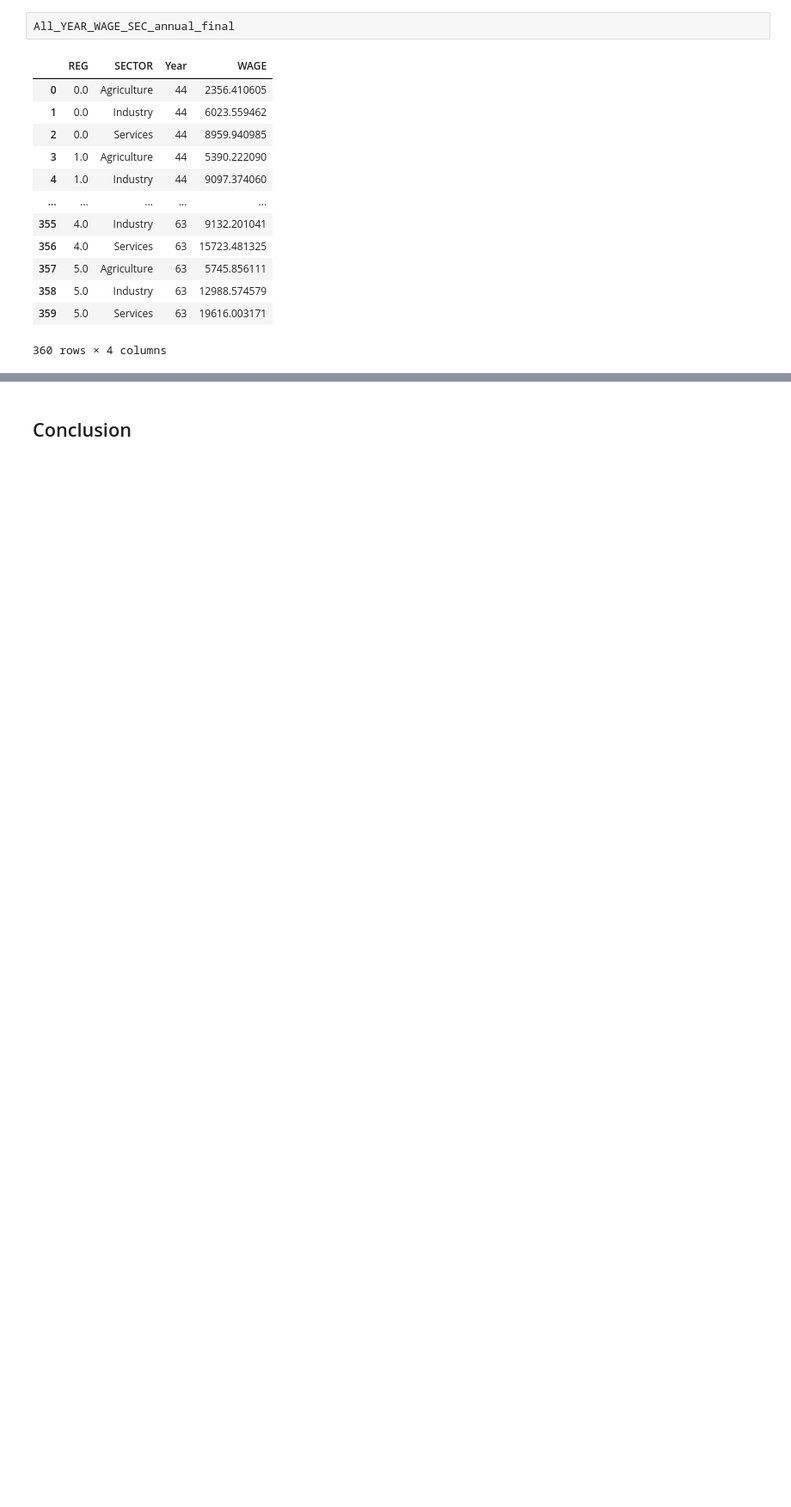
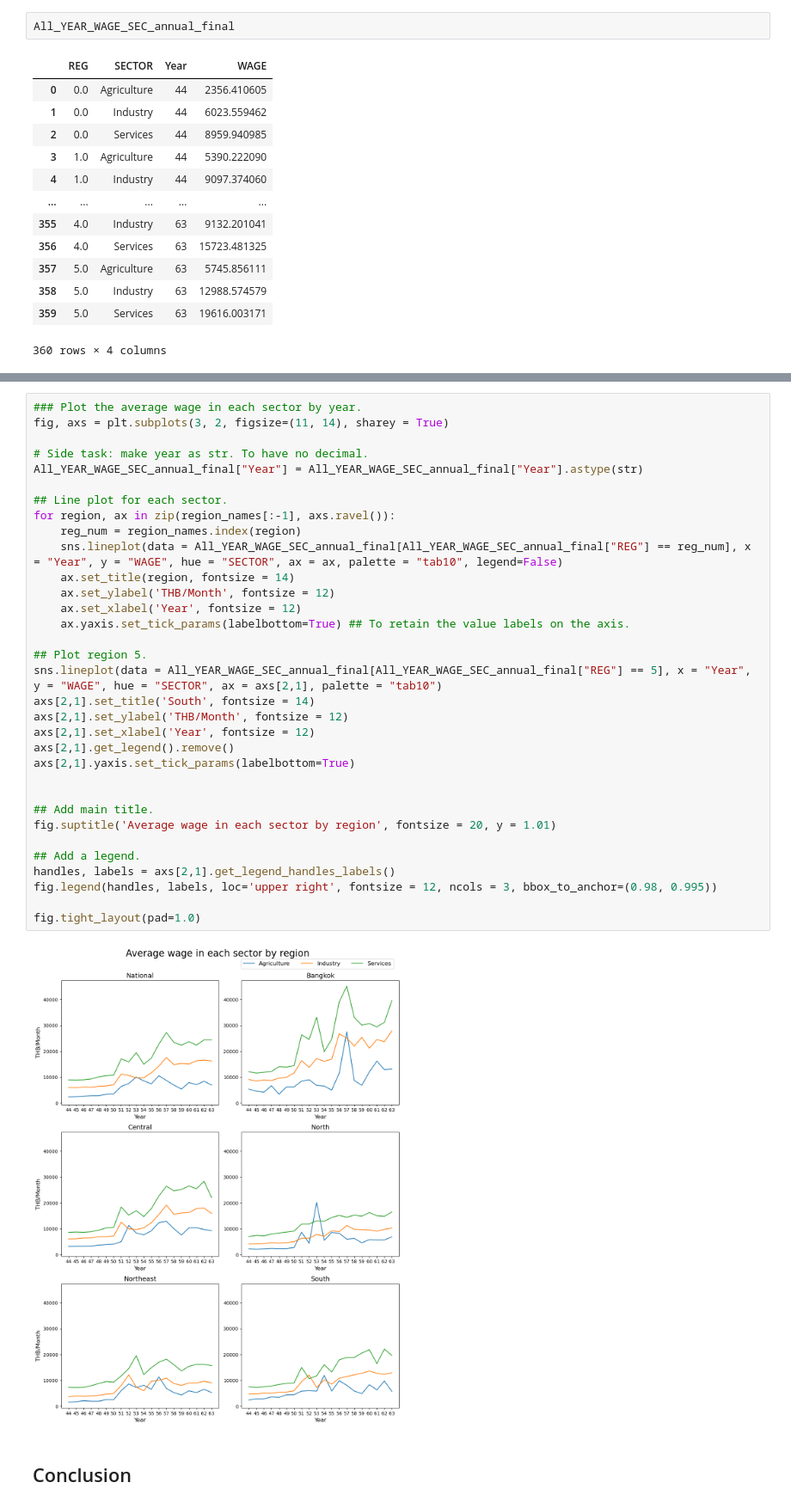
Before and after one commit to PhakphumJ/Scientific-Python, a Jupyter notebook: ScientificPython_FinalProject_PJ.ipynb, the cells around one changed output, grey strips where cells are left out. Shown at 86% size. Drawn from its saved outputs; the diff is of its cells as text; blank space fills up the shorter version.

```diff
--- a/ScientificPython_FinalProject_PJ.ipynb
+++ b/ScientificPython_FinalProject_PJ.ipynb
@@ -961,2 +1048,37 @@ All_YEAR_WAGE_SEC_annual_final
+# %%
+### Plot the average wage in each sector by year.
+fig, axs = plt.subplots(3, 2, figsize=(11, 14), sharey = True)
+
+# Side task: make year as str. To have no decimal.
+All_YEAR_WAGE_SEC_annual_final["Year"] = All_YEAR_WAGE_SEC_annual_final["Year"].astype(str)
+
+## Line plot for each sector.
+for region, ax in zip(region_names[:-1], axs.ravel()):
+    reg_num = region_names.index(region)
+    sns.lineplot(data = All_YEAR_WAGE_SEC_annual_final[All_YEAR_WAGE_SEC_annual_final["REG"] == reg_num], x = "Year", y = "WAGE", hue = "SECTOR", ax = ax, palette = "tab10", legend=False)
+    ax.set_title(region, fontsize = 14)
+    ax.set_ylabel('THB/Month', fontsize = 12)
+    ax.set_xlabel('Year', fontsize = 12)
+    ax.yaxis.set_tick_params(labelbottom=True) ## To retain the value labels on the axis.
+
+## Plot region 5.
+sns.lineplot(data = All_YEAR_WAGE_SEC_annual_final[All_YEAR_WAGE_SEC_annual_final["REG"] == 5], x = "Year", y = "WAGE", hue = "SECTOR", ax = axs[2,1], palette = "tab10")
+axs[2,1].set_title('South', fontsize = 14)
+axs[2,1].set_ylabel('THB/Month', fontsize = 12)
+axs[2,1].set_xlabel('Year', fontsize = 12)
+axs[2,1].get_legend().remove()
+axs[2,1].yaxis.set_tick_params(labelbottom=True)
+
+
+## Add main title.
+fig.suptitle('Average wage in each sector by region', fontsize = 20, y = 1.01)
+
+## Add a legend.
+handles, labels = axs[2,1].get_legend_handles_labels()
+fig.legend(handles, labels, loc='upper right', fontsize = 12, ncols = 3, bbox_to_anchor=(0.98, 0.995))
+
+fig.tight_layout(pad=1.0)
+# %% [output]
+[figure, added]
 # %% [markdown]
 ## Conclusion
```
Also changed, not shown: parts of 3 cells of this notebook.
